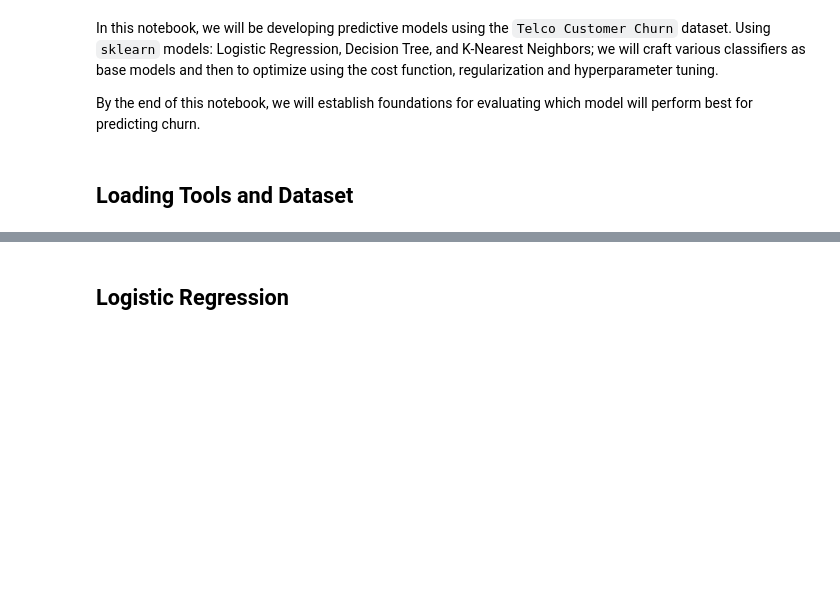
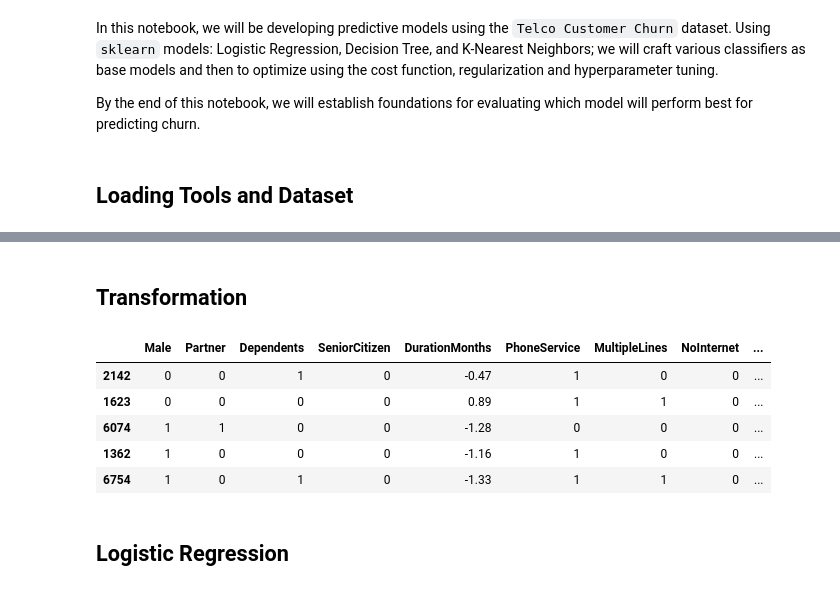
Before and after one commit to mrhussaink7/telco-churn-model, a Jupyter notebook: notebooks/model_development.ipynb, the cells around one changed output, grey strips where cells are left out. Drawn from its saved outputs; the diff is of its cells as text; code cells hidden in the pictures; blank space fills up the shorter version.

```diff
--- a/notebooks/model_development.ipynb
+++ b/notebooks/model_development.ipynb
@@ -43,2 +44,31 @@ df
+# %%
+X = df.drop('Churn', axis=1)
+y = df['Churn']
+X_train, X_test, y_train, y_test = train_test_split(X, y, test_size=0.2, random_state=42)
+# %% [markdown]
+## Transformation
+# %%
+X_train_encoded = X_train.copy()
+X_test_encoded = X_test.copy()
+encoder = OrdinalEncoder()
+X_train_encoded['Contract'] = encoder.fit_transform(X_train[['Contract']])
+X_test_encoded['Contract'] = encoder.transform(X_test[['Contract']])
+
+X_train_scaled = X_train_encoded.copy()
+X_test_scaled = X_test_encoded.copy()
+scaler = StandardScaler()
+numerical_features = ['DurationMonths','MonthlyCharges']
+for ft in numerical_features:
+    X_train_scaled[ft] = scaler.fit_transform(X_train_encoded[[ft]])
+    X_test_scaled[ft] = scaler.transform(X_test_encoded[[ft]])
+
+X_train_scaled.head()
+# %% [output]
+|  | Male | Partner | Dependents | SeniorCitizen | DurationMonths | PhoneService | MultipleLines | NoInternet | ... |
+| 2142 | 0 | 0 | 1 | 0 | -0.47 | 1 | 0 | 0 | ... |
+| 1623 | 0 | 0 | 0 | 0 | 0.89 | 1 | 1 | 0 | ... |
+| 6074 | 1 | 1 | 0 | 0 | -1.28 | 0 | 0 | 0 | ... |
+| 1362 | 1 | 0 | 0 | 0 | -1.16 | 1 | 0 | 0 | ... |
+| 6754 | 1 | 0 | 1 | 0 | -1.33 | 1 | 1 | 0 | ... |
 # %% [markdown]
 ## Logistic Regression
```
Also changed, not shown: parts of 26 cells of this notebook.
